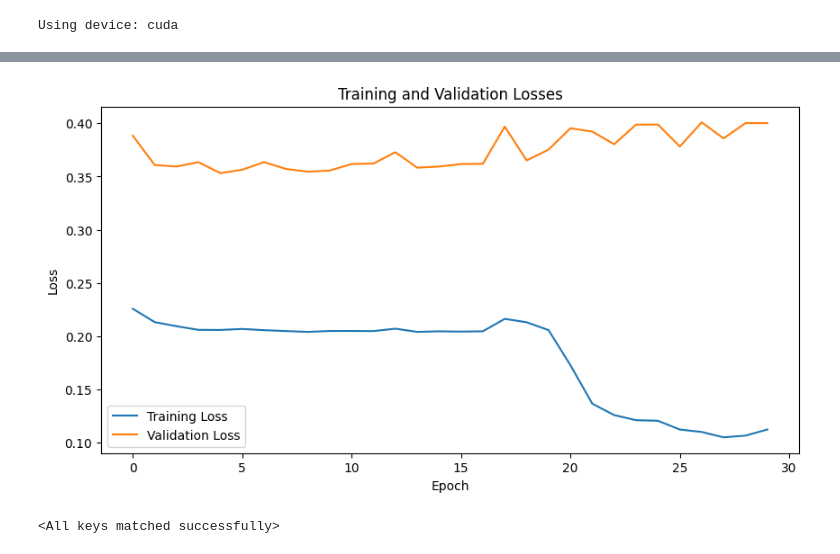
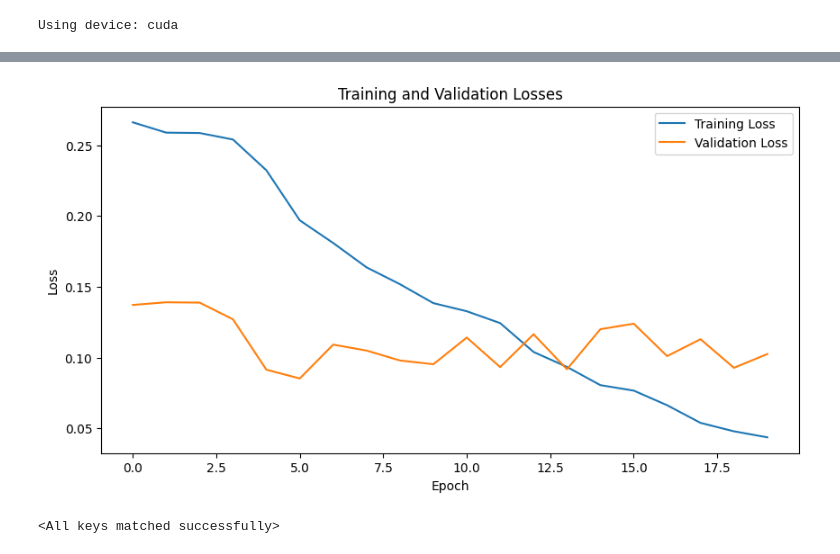
Before and after one commit to julianh65/chess_bot, a Jupyter notebook: initial_model.ipynb, the cells around one changed output, grey strips where cells are left out. Drawn from its saved outputs; the diff is of its cells as text; code cells hidden in the pictures.

Commit message:
play ranom model and a bit more testing of cnns

```diff
--- a/initial_model.ipynb
+++ b/initial_model.ipynb
@@ -31,6 +31,6 @@ moves.shape, boards.shape
 # %%
 import math
-split_point = math.floor(moves.shape[0] * 0.8)
+split_point = math.floor(moves.shape[0] * 0.85)
 x_train = boards[:split_point]
 x_val = boards[split_point:]
 y_train = moves[:split_point]
@@ -193,13 +239,17 @@ Using device: cuda
 #     if (epoch + 1) % 10 == 0:
 #         print(f'Epoch [{epoch+1}/{num_epochs}], Loss: {epoch_loss:.4f}')
 # %%
+import torch.optim as optim
+from torch.utils.data import TensorDataset, DataLoader
+
 # Model parameters
 input_shape = (119, 8, 8)
 output_shape = (75, 8, 8)
-hidden_sizes = [4096, 4096, 4096, 4096]  # Multiple hidden layers with different sizes
+hidden_sizes = [4096, 4096, 4096, 2048]  # Multiple hidden layers with different sizes
 
 device = torch.device("cuda" if torch.cuda.is_available() else "cpu")
-model = MLP(input_shape, output_shape, hidden_sizes).to(device)
+# model = MLP(input_shape, output_shape, hidden_sizes).to(device)
+model = CNN_MLP(input_shape, output_shape).to(device)
 
 # Prepare data loaders (assuming you have validation data)
 train_dataset = TensorDataset(x_train, y_train)
@@ -209,7 +259,7 @@ train_loader = DataLoader(train_dataset, batch_size=batch_size, shuffle=True)
 val_loader = DataLoader(val_dataset, batch_size=batch_size)
 
 # Training parameters
-num_epochs = 30
+num_epochs = 20
 # changed this to cross entropy loss
 criterion = nn.CrossEntropyLoss()
 optimizer = optim.Adam(model.parameters(), lr=0.001, weight_decay=1e-5)
@@ -240,3 +290,3 @@ Epoch [30/30], Train Loss: 0.1124, Val Loss: 0.4001
-[figure, old version]
+[figure, new version]
 # %%
 torch.save(model.state_dict(), './models/mlp_model_trained.pth')
```
Also changed, not shown: parts of 14 cells of this notebook, 1 other file.
